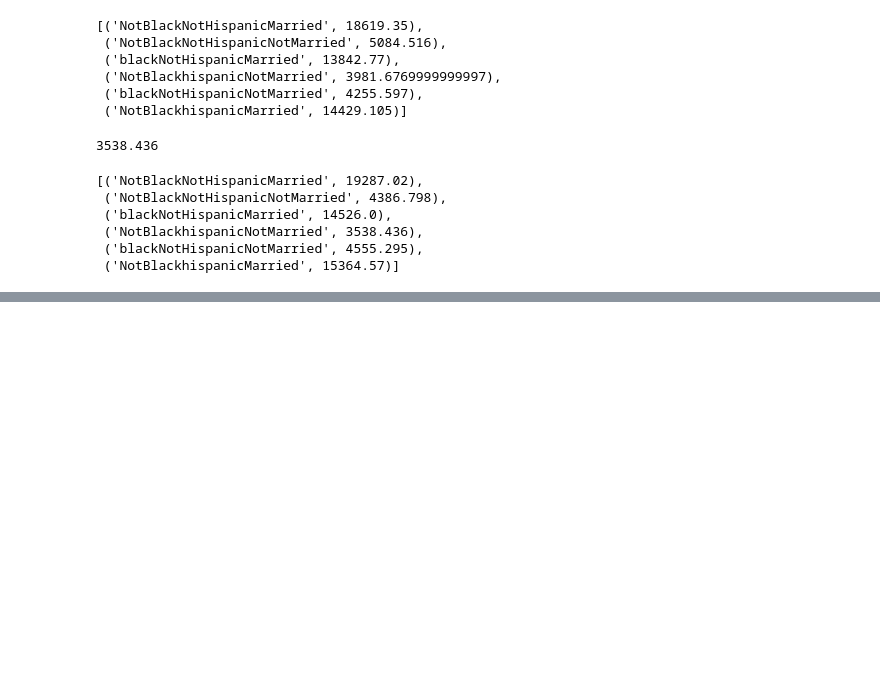
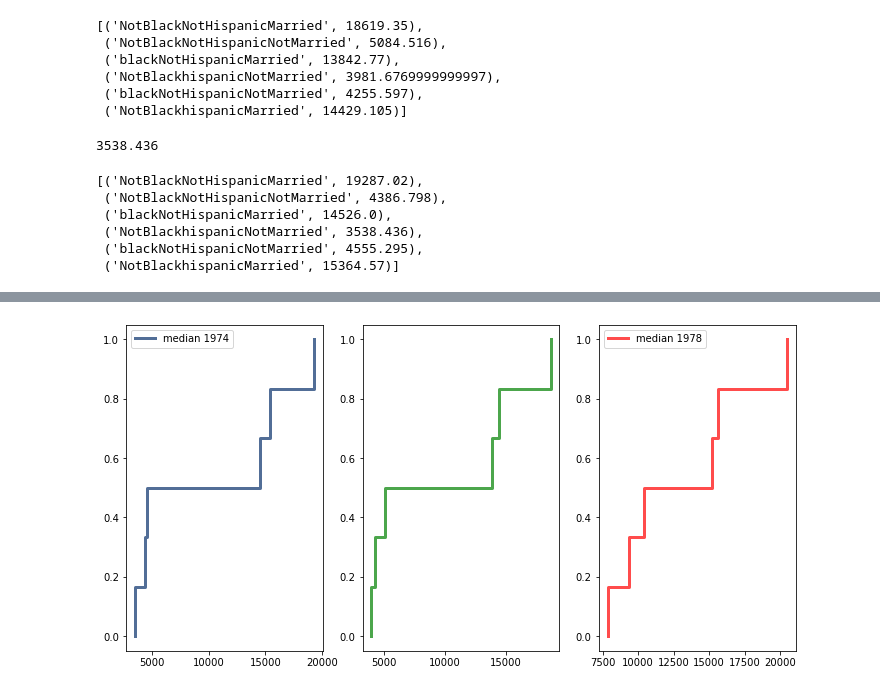
Before and after one commit to Soniyasunny1/Assignment, a Jupyter notebook: AssignmentStatsNEW.ipynb, the cells around one changed output, grey strips where cells are left out. Drawn from its saved outputs; the diff is of its cells as text; code cells hidden in the pictures; blank space fills up the shorter version.

```diff
--- a/AssignmentStatsNEW.ipynb
+++ b/AssignmentStatsNEW.ipynb
@@ -440,7 +488,8 @@ cohort(df, "Race", "Hisp", "MaritalStatus", "Earnings_1975")
 # %% [output]
 3981.6769999999997
 # %%
-cohortlist(df, "Race", "Hisp", "MaritalStatus", "Earnings_1975")
+cohort1975 = cohortlist(df, "Race", "Hisp", "MaritalStatus", "Earnings_1975")
+cohort1975
 # %% [output]
 [('NotBlackNotHispanicMarried', 18619.35),
  ('NotBlackNotHispanicNotMarried', 5084.516),
@@ -453,7 +502,8 @@ cohort(df, "Race", "Hisp", "MaritalStatus", "Earnings_1974")
 # %% [output]
 3538.436
 # %%
-cohortlist(df, "Race", "Hisp", "MaritalStatus", "Earnings_1974")
+cohort1974 = cohortlist(df, "Race", "Hisp", "MaritalStatus", "Earnings_1974")
+cohort1974
 # %% [output]
 [('NotBlackNotHispanicMarried', 19287.02),
  ('NotBlackNotHispanicNotMarried', 4386.798),
@@ -494,0 +514,13 @@ CohenEffectSize(df["Earnings_1978"], df["Earnings_1974"])
+# %%
+#    o	What is the difference in median income between the groups?
+#    Theorize a reason for the difference between the groups that could be explained with more data.
+#    Briefly describe the data you'd need. This does not need to be something you have data for,
+#    or know how to solve right now - just one well founded hypothesis on what might explain the difference.
+
+print(cohort1974)
+print(cohort1975)
+print(cohort1978)
+coh74 = pd.DataFrame(columns= ['Cohort', 'median74'], data=cohort1974)
+coh75 = pd.DataFrame(columns= ['Cohort', 'median75'], data=cohort1975)
+coh78 = pd.DataFrame(columns= ['Cohort', 'median78'], data=cohort1978)
+coh74
@@ -494,0 +538,4 @@ CohenEffectSize(df["Earnings_1978"], df["Earnings_1974"])
+# %%
+mergedf = pd.merge(coh74, coh75, on="Cohort")
+mergedf = pd.merge(mergedf, coh78, on="Cohort")
+mergedf
@@ -494,0 +550,17 @@ CohenEffectSize(df["Earnings_1978"], df["Earnings_1974"])
+# %%
+cohcdf74 = thinkstats2.Cdf(mergedf["median74"], label= "median 1974")
+cohcdf75 = thinkstats2.Cdf(mergedf["median75"], label= "median 1975")
+cohcdf78 = thinkstats2.Cdf(mergedf["median78"], label= "median 1978")
+
+
+thinkplot.PrePlot(3, cols=3)
+thinkplot.Cdf(cohcdf74)
+thinkplot.Config()
+
+thinkplot.SubPlot(2)
+thinkplot.Cdf(cohcdf75, color="Green")
+thinkplot.SubPlot(3)
+thinkplot.Cdf(cohcdf78, color="Red")
+thinkplot.Config()
+# %% [output]
+[figure, added]
```
Also changed, not shown: parts of 21 cells of this notebook.
